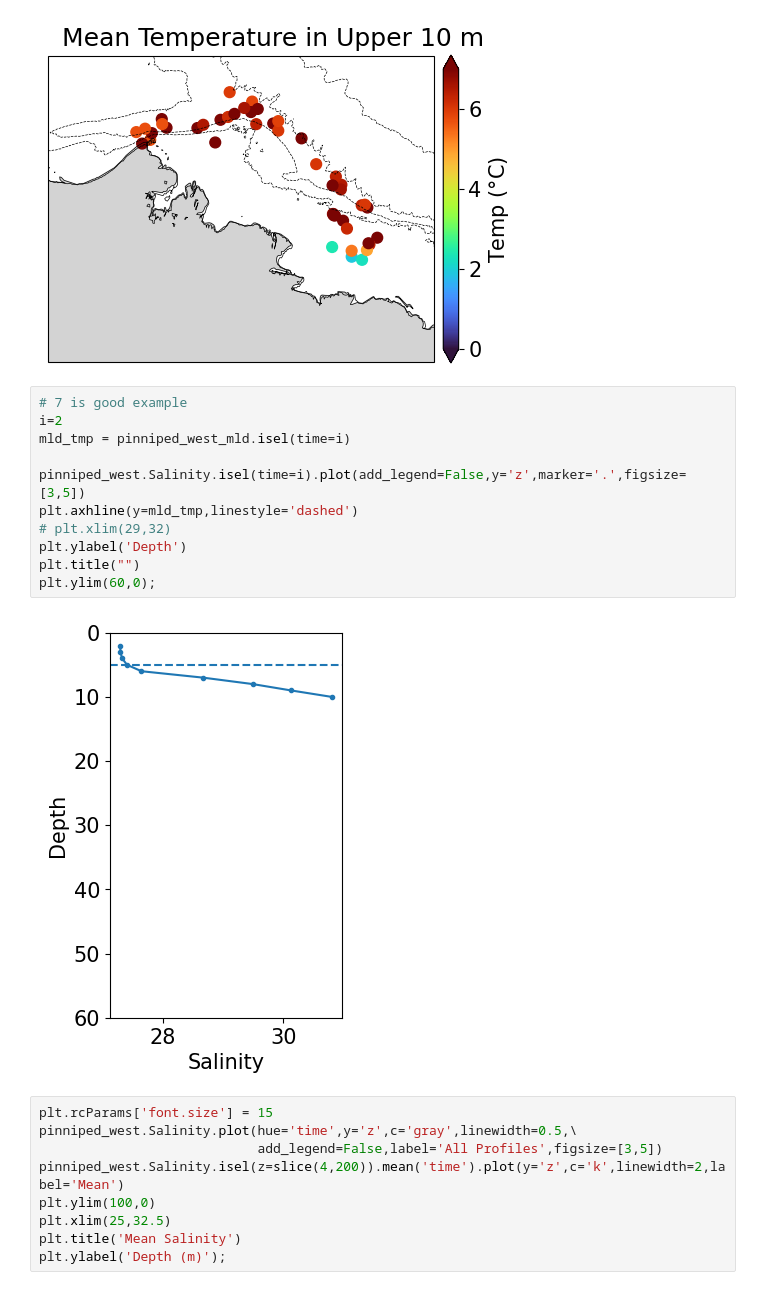
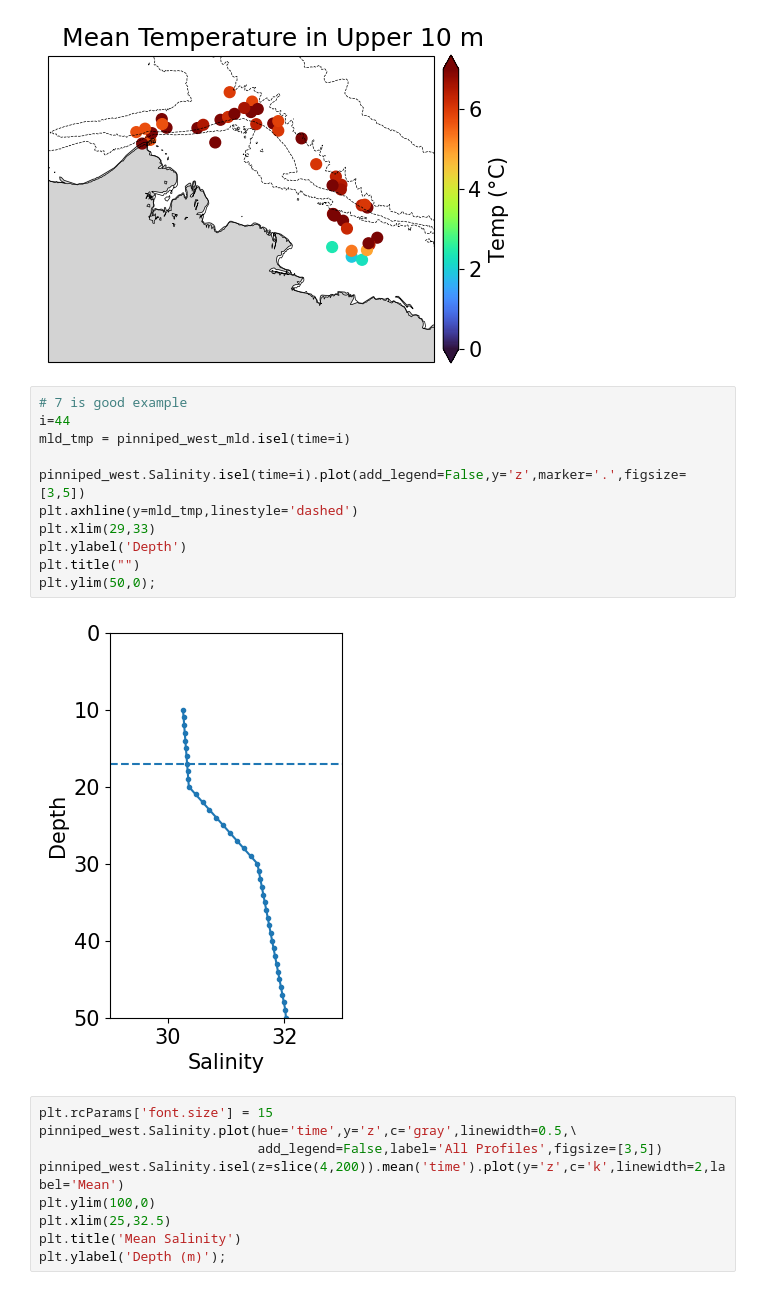
Before and after one commit to mjzahn/SASSIE_ECCO_salinity_stratification, a Jupyter notebook: notebooks/obs_model_comparison/WOD_datasets_pinniped.ipynb, the cells around one changed output. Saved outputs shown, nothing was run; the diff lists cells and outputs as text.

```diff
--- a/notebooks/obs_model_comparison/WOD_datasets_pinniped.ipynb
+++ b/notebooks/obs_model_comparison/WOD_datasets_pinniped.ipynb
@@ -679,17 +679,17 @@ plt.show()
 [figure]
 # %%
 # 7 is good example
-i=2
+i=44
 mld_tmp = pinniped_west_mld.isel(time=i)
 
 pinniped_west.Salinity.isel(time=i).plot(add_legend=False,y='z',marker='.',figsize=[3,5])
 plt.axhline(y=mld_tmp,linestyle='dashed')
-# plt.xlim(29,32)
+plt.xlim(29,33)
 plt.ylabel('Depth')
 plt.title("")
-plt.ylim(60,0);
+plt.ylim(50,0);
 # %% [output]
-[figure, old version]
+[figure, new version]
 # %%
 plt.rcParams['font.size'] = 15
 pinniped_west.Salinity.plot(hue='time',y='z',c='gray',linewidth=0.5,\
```
Also changed, not shown: parts of 1 cell of this notebook, 3 other files.
